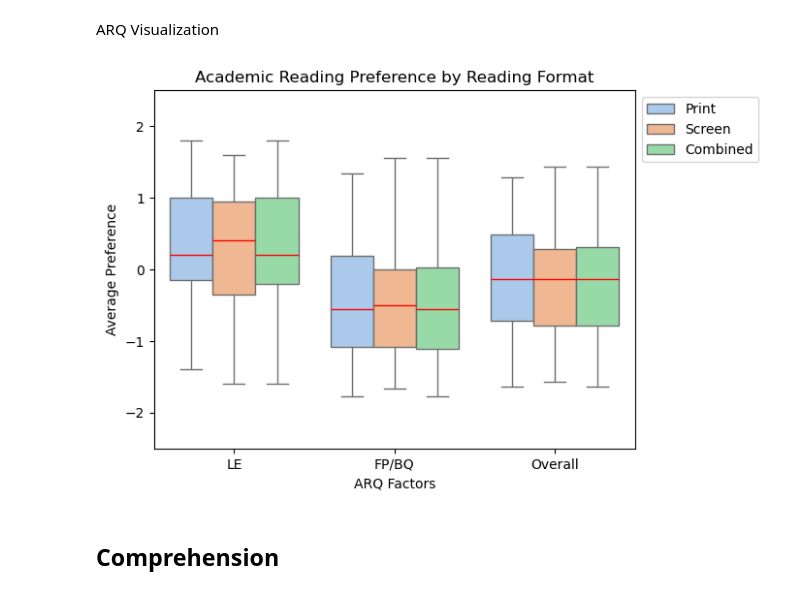
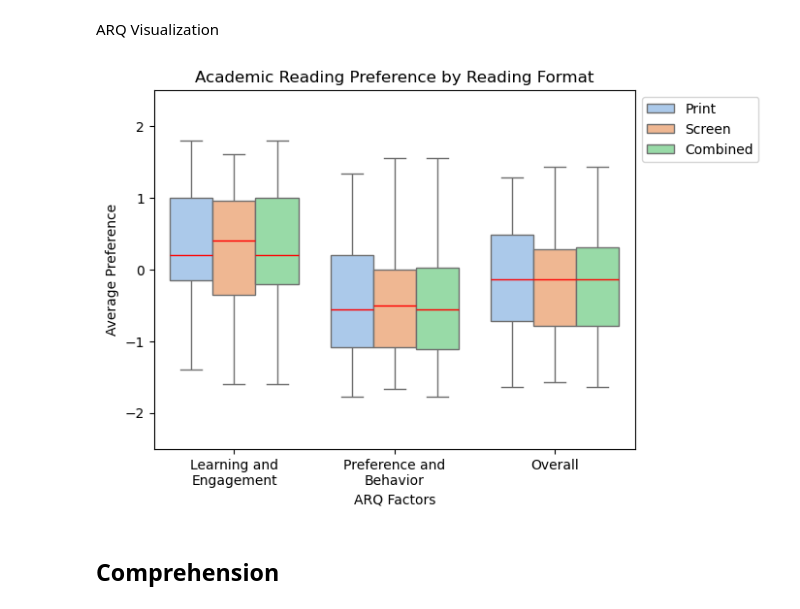
Before and after one commit to KyleCarlo/ScreenVSPrint, a Jupyter notebook: Notebook.ipynb, the cells around one changed output. Drawn from its saved outputs; the diff is of its cells as text; code cells hidden in the pictures.

```diff
--- a/Notebook.ipynb
+++ b/Notebook.ipynb
@@ -325,29 +326,29 @@ ARQ Visualization
 # %%
 arq_median_samp_long = arq_median_samp.melt(id_vars=['format'], value_vars=['learn_engage', 'format_behave', 'arq_overall'], var_name='arq', value_name='average')
 arq_median_samp_long_2 = arq_median_samp_long.copy()
 arq_median_samp_long_2['format'] = 'Combined'
 arq_median_long_combined = pd.concat([arq_median_samp_long, arq_median_samp_long_2])
 sns.boxplot(x='arq', y='average', hue='format', data=arq_median_long_combined, palette='pastel', medianprops={'color': 'red'})
 
 plt.legend(bbox_to_anchor=(1.00, 1), loc='upper left')
 
 plt.title('Academic Reading Preference by Reading Format')
 plt.ylabel('Average Preference')
 plt.xlabel('ARQ Factors')
 plt.xticks(
     ticks=range(3),          # positions of the ticks
-    labels=['LE', 'FP/BQ', 'Overall']
+    labels=['Learning and\nEngagement', 'Preference and\nBehavior', 'Overall']
 )
 plt.ylim(-2.5,2.5)
 plt.savefig(
     'Academic Reading Preference by Reading Format.png',
     dpi=300,
     bbox_inches='tight',
     pad_inches=0.3
 )
 plt.show()
 # %% [output]
-[figure, old version]
+[figure, new version]
 # %% [markdown]
 ## Comprehension
 # %%
```
Also changed, not shown: parts of 9 cells of this notebook.
